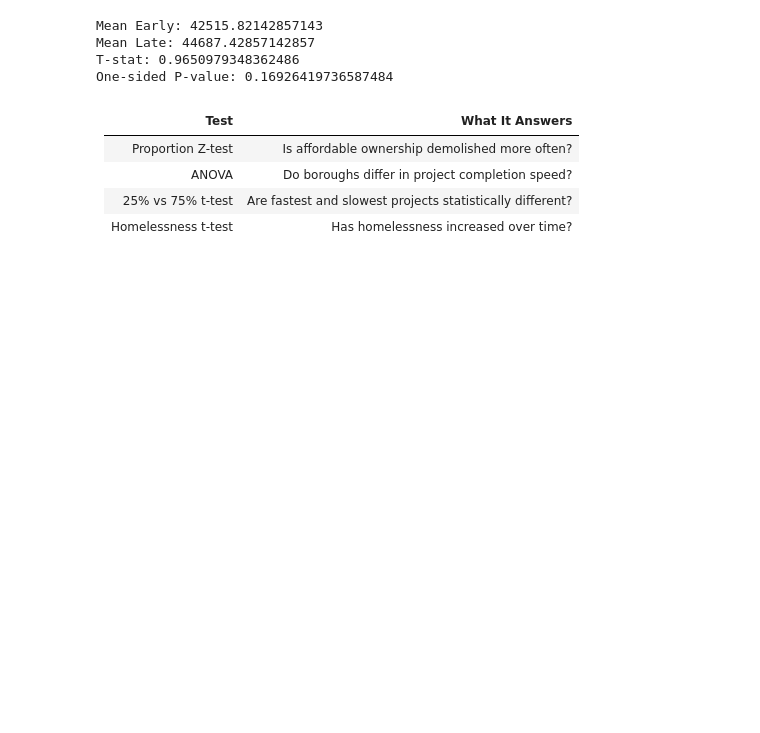
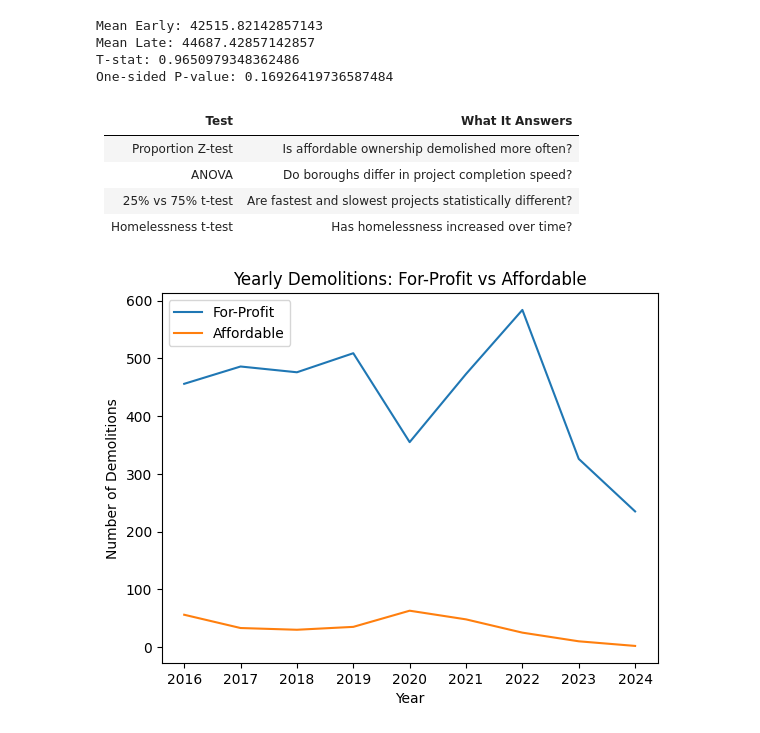
Before and after one commit to kevinserr/Time_Series_Forecast_of_Homelessness_in_NYC_with_Local_Model_Deployment, a Jupyter notebook: python/thomas_eda.ipynb, the cells around one changed output. Saved outputs shown, nothing was run; the diff lists cells and outputs as text; code cells hidden in the pictures; blank space fills up the shorter version.

Commit message:
simple eda graphs

```diff
--- a/python/thomas_eda.ipynb
+++ b/python/thomas_eda.ipynb
@@ -239,3 +241,49 @@ One-sided P-value: 0.16926419736587484
 | ANOVA               | Do boroughs differ in project completion speed?           |
 | 25% vs 75% t-test   | Are fastest and slowest projects statistically different? |
 | Homelessness t-test | Has homelessness increased over time?                     |
+# %%
+# Load required columns
+df = pd.read_sql_query("""
+SELECT month_date, job_typeid, ownership_id
+FROM fact_demolitions
+""", conn)
+
+# -----------------------------
+# Prepare data
+# -----------------------------
+df['month_date'] = pd.to_datetime(df['month_date'])
+df['year'] = df['month_date'].dt.year
+
+# Keep demolitions only (job_typeid = 2)
+df = df[df['job_typeid'] == 2]
+
+# Create ownership category
+df['ownership_group'] = np.where(
+    df['ownership_id'] == 1,
+    "For-Profit",
+    "Affordable"
+)
+
+# -----------------------------
+# Aggregate yearly counts
+# -----------------------------
+yearly_counts = (
+    df.groupby(['year', 'ownership_group'])
+      .size()
+      .unstack(fill_value=0)
+)
+
+# -----------------------------
+# Plot
+# -----------------------------
+plt.figure()
+plt.plot(yearly_counts.index, yearly_counts["For-Profit"])
+plt.plot(yearly_counts.index, yearly_counts["Affordable"])
+
+plt.title("Yearly Demolitions: For-Profit vs Affordable")
+plt.xlabel("Year")
+plt.ylabel("Number of Demolitions")
+plt.legend(["For-Profit", "Affordable"])
+plt.show()
+# %% [output]
+[figure, added]
```
Also changed, not shown: parts of 3 cells of this notebook.
